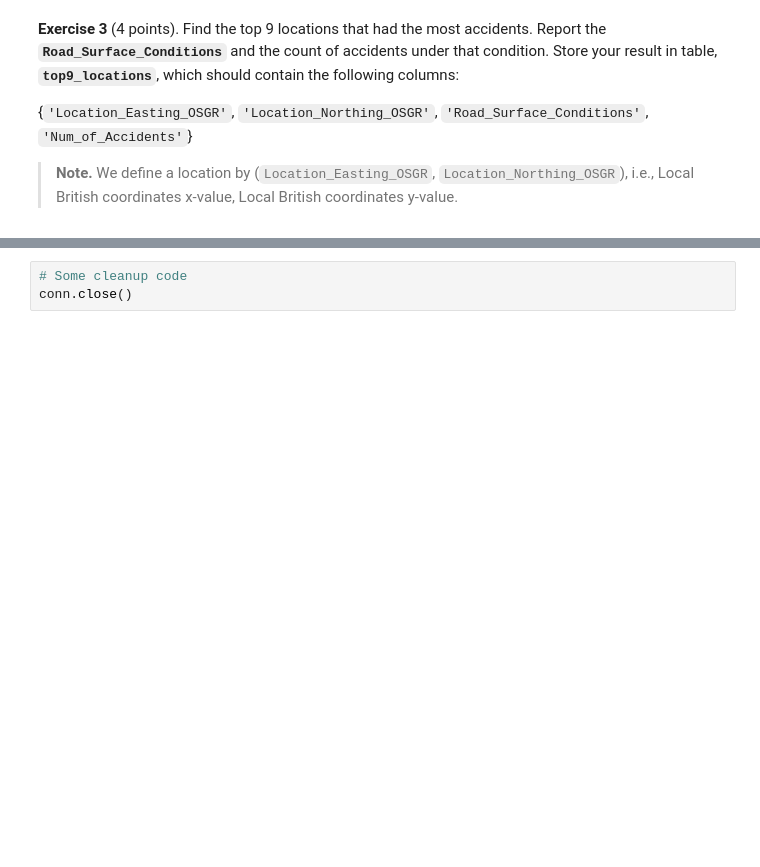
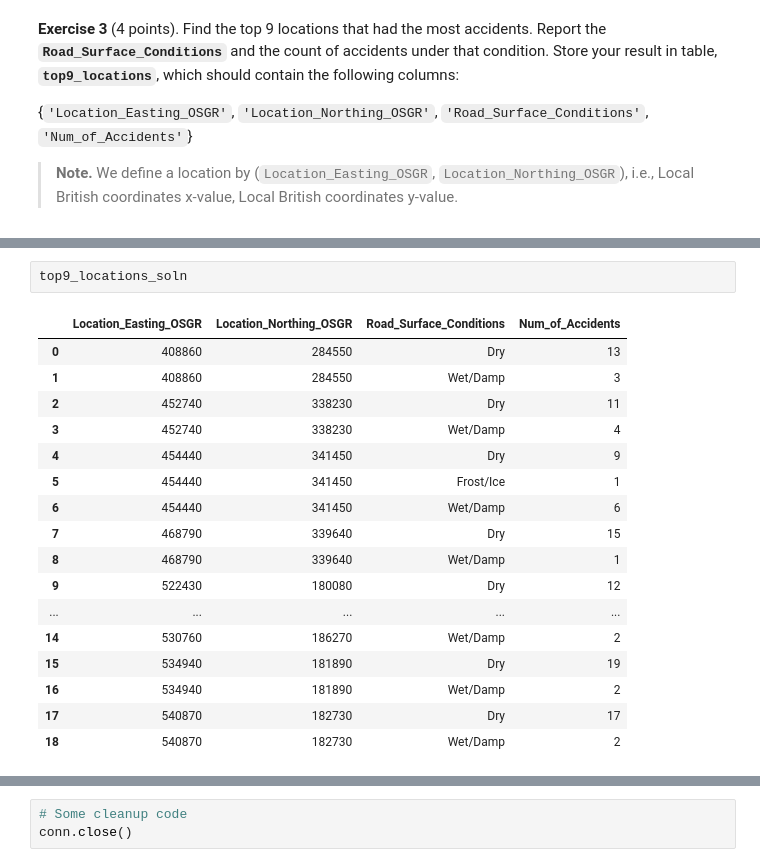
Before and after one commit to godsylla/ga_tech_omsa, a Jupyter notebook: cse_6040-computing-for-data-analysis/notebooks/midterm2-practice/pmt2-problem6.ipynb, the cells around one changed output, grey strips where cells are left out. Cells and saved outputs as stored; diff of their text form; blank space fills up the shorter version.

```diff
--- a/cse_6040-computing-for-data-analysis/notebooks/midterm2-practice/pmt2-problem6.ipynb
+++ b/cse_6040-computing-for-data-analysis/notebooks/midterm2-practice/pmt2-problem6.ipynb
@@ -175,3 +321,23 @@ display(top9_locations)
+# %%
+top9_locations_soln
+# %% [output]
+|  | Location_Easting_OSGR | Location_Northing_OSGR | Road_Surface_Conditions | Num_of_Accidents |
+| 0 | 408860 | 284550 | Dry | 13 |
+| 1 | 408860 | 284550 | Wet/Damp | 3 |
+| 2 | 452740 | 338230 | Dry | 11 |
+| 3 | 452740 | 338230 | Wet/Damp | 4 |
+| 4 | 454440 | 341450 | Dry | 9 |
+| 5 | 454440 | 341450 | Frost/Ice | 1 |
+| 6 | 454440 | 341450 | Wet/Damp | 6 |
+| 7 | 468790 | 339640 | Dry | 15 |
+| 8 | 468790 | 339640 | Wet/Damp | 1 |
+| 9 | 522430 | 180080 | Dry | 12 |
+| ... | ... | ... | ... | ... |
+| 14 | 530760 | 186270 | Wet/Damp | 2 |
+| 15 | 534940 | 181890 | Dry | 19 |
+| 16 | 534940 | 181890 | Wet/Damp | 2 |
+| 17 | 540870 | 182730 | Dry | 17 |
+| 18 | 540870 | 182730 | Wet/Damp | 2 |
 # %%
 ## Test Cell: exercise3 ##
 # Read what we believe is the exact result
```
Also changed, not shown: parts of 19 cells of this notebook, 4 other files.
